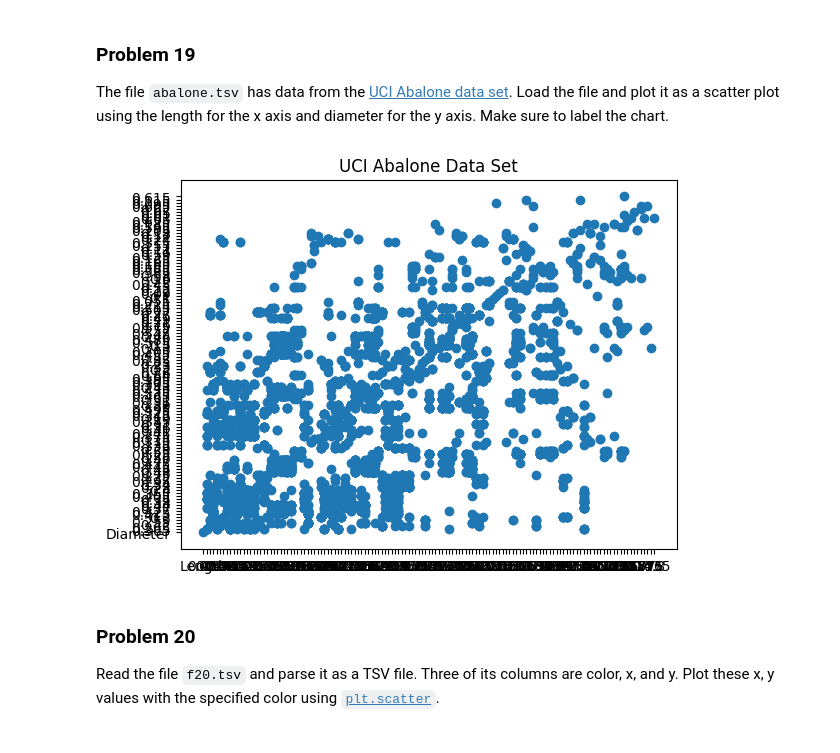
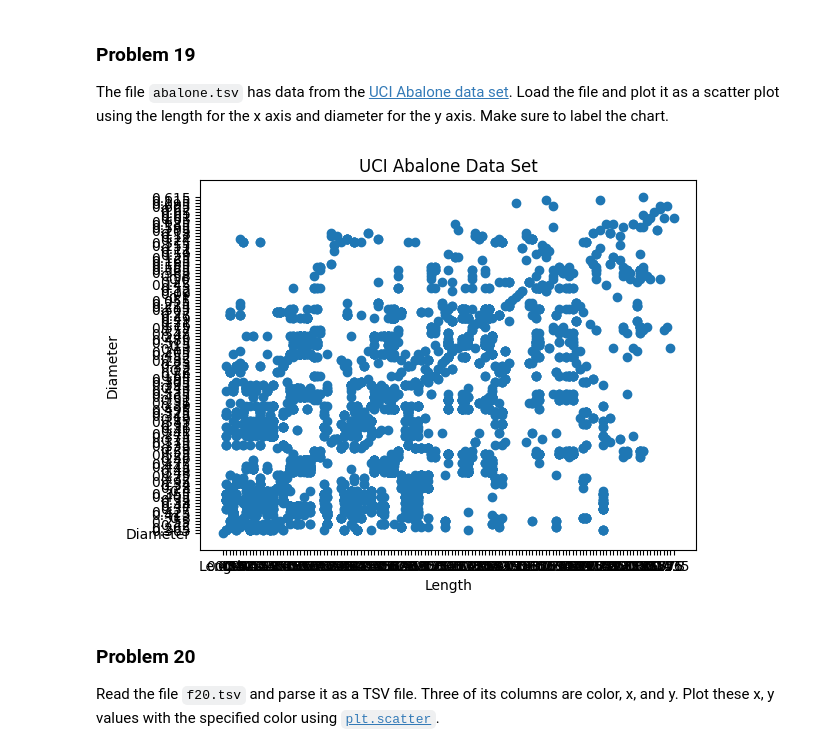
Before and after one commit to jchen8001/dx602-homework-05, a Jupyter notebook: homework.ipynb, the cells around one changed output. Drawn from its saved outputs; the diff is of its cells as text; code cells hidden in the pictures.

```diff
--- a/homework.ipynb
+++ b/homework.ipynb
@@ -523,22 +536,24 @@ Make sure to label the chart.
 # %%
 # YOUR CHANGES HERE
 
 def read_tsv_lists(filename):
     x_vals = []
     y_vals = []
 
     with open(filename) as fp:
         for line in fp:
             line = line.rstrip("\n").split("\t")
             x_vals.append(line[1])
             y_vals.append(line[2])
 
     plt.scatter(x_vals, y_vals)
     plt.title("UCI Abalone Data Set")
+    plt.xlabel("Length")
+    plt.ylabel("Diameter")
 
 read_tsv_lists("abalone.tsv")
 # %% [output]
-[figure, old version]
+[figure, new version]
 # %% [markdown]
 ### Problem 20
 
```
Also changed, not shown: parts of 5 cells of this notebook.
